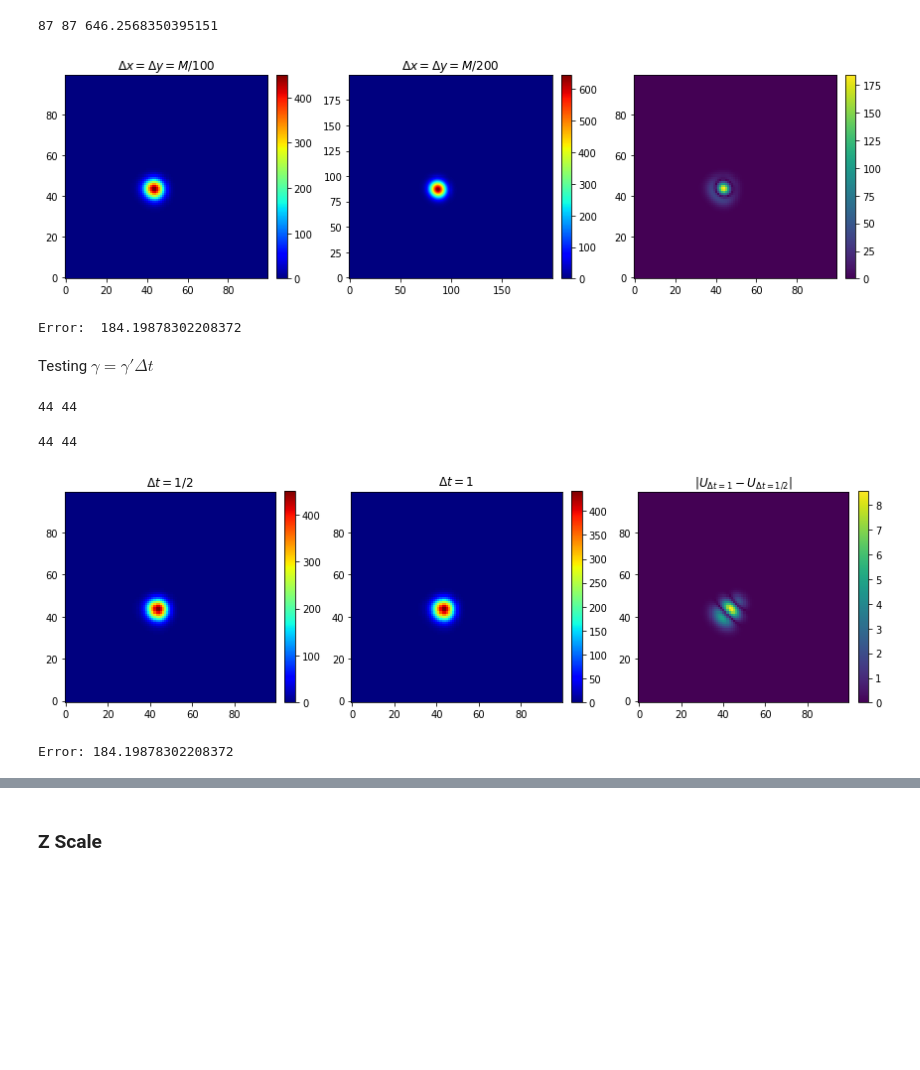
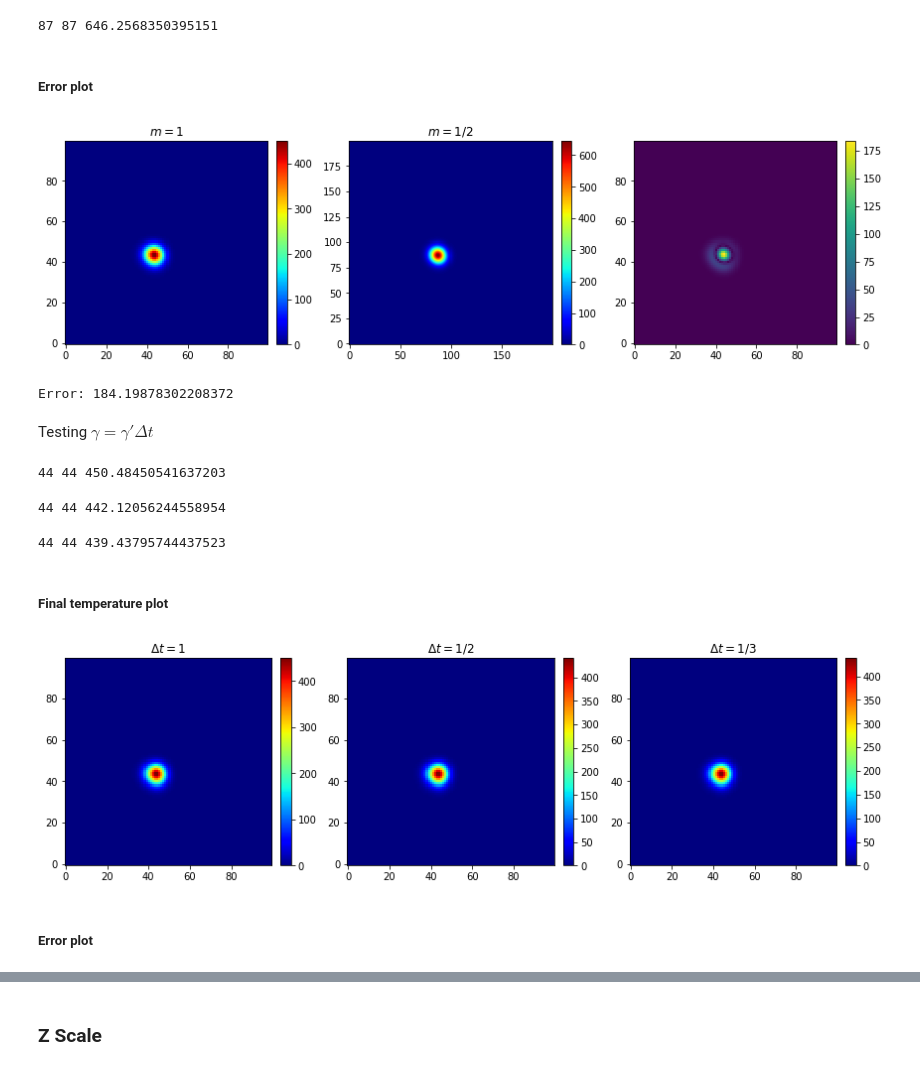
Before and after one commit to dsanmartin/INF383-PJ, a Jupyter notebook: model.ipynb, the cells around one changed output, grey strips where cells are left out. Cells and saved outputs as stored; diff of their text form; code cells hidden in the pictures; blank space fills up the shorter version.

```diff
--- a/model.ipynb
+++ b/model.ipynb
@@ -552,21 +544,23 @@ i,j = np.unravel_index(Tgs2[-1].argmax(), Tgs2[-1].shape)
 print(i, j, Tgs2[-1][i, j])
 # %% [output]
 87 87 646.2568350395151
+# %% [markdown]
+##### Error plot
 # %%
 plt.figure(figsize=(12, 14))
 plt.subplot(1, 3, 1)
 plt.imshow(Tgs1[-1], origin="lower", cmap=plt.cm.jet)
-plt.title(r"$\Delta x = \Delta y = M / 100$")
+plt.title(r"$m = 1$")
 plt.colorbar(fraction=0.046, pad=0.04)
 plt.subplot(1, 3, 2)
 plt.imshow(Tgs2[-1], origin="lower", cmap=plt.cm.jet)
-plt.title(r"$\Delta x = \Delta y = M / 200$")
+plt.title(r"$m = 1 / 2$")
 plt.colorbar(fraction=0.046, pad=0.04)
 plt.subplot(1, 3, 3)
 plt.imshow(np.abs(Tgs2[-1][::2,::2] - Tgs1[-1]), origin="lower")
 plt.colorbar(fraction=0.046, pad=0.04)
 plt.tight_layout()
 plt.show()
-print("Error: ", np.linalg.norm(Tgs2[-1][::2,::2].flatten() - Tgs1[-1].flatten(), np.inf))
+print("Error:", np.linalg.norm(Tgs2[-1][::2,::2].flatten() - Tgs1[-1].flatten(), np.inf))
 # %% [output]
-[figure, old version]
+[figure, new version]
@@ -578,58 +572,53 @@ M, N = 100, 100
 T0, A0, Y0 = temperatureFocus2(M, N)
 A0 = np.zeros_like(A0)
 Y1 = np.ones_like(Y0)
-times = 100
-dt = 1
-gamma = 1/8*dt
-Z = 0
-b = 8
-Ea = 1
-h = 0
-c = 0
-
-gt1 = temp.discrete(c, gamma, times, T0, A0, Y1, wind2[0:], b, maxTemp, Ea, Z, H, h, T_ref)
-Tgt1, Agt1, Fgt1 = gt1.propagate()
-i,j = np.unravel_index(Tgt1[-1].argmax(), Tgt1[-1].shape)
-print(i, j)
+gamma = 1 / 8
-# %% [output]
-44 44
+# %%
+dt = 1
+g1 = gamma * dt
+gt1 = temp.discrete(0, g1, 100, T0, A0, Y1, [(-0.5,-0.5)], 0, 0, 0, 0, 0, 0, 0)
+Tgt1, Agt1, Fgt1 = gt1.propagate()
+i,j = np.unravel_index(Tgt1[-1].argmax(), Tgt1[-1].shape)
+print(i, j, Tgt1[-1, i, j])
+# %% [output]
+44 44 450.48450541637203
 # %%
-M, N = 100, 100
-T0, A0, Y0 = temperatureFocus2(M, N)
-A0 = np.zeros_like(A0)
-Y1 = np.ones_like(Y0)
-times = 200
 dt = 1/2
-gamma = 1/8*dt
-Z = 0
-b = 8
-Ea = 1
-h = 0
-c = 0
-
-gt2 = temp.discrete(c, gamma, times, T0, A0, Y1, wind2[0:], b, maxTemp, Ea, Z, H, h, T_ref)
+g2 = gamma * dt
+gt2 = temp.discrete(0, g2, 200, T0, A0, Y1, [(-0.5,-0.5)], 0, 0, 0, 0, 0, 0, 0)
 Tgt2, Agt2, Fgt2 = gt2.propagate()
 i,j = np.unravel_index(Tgt2[-1].argmax(), Tgt2[-1].shape)
-print(i, j)
+print(i, j, Tgt2[-1, i, j])
 # %% [output]
-44 44
+44 44 442.12056244558954
+# %%
+dt = 1/3
+g3 = gamma * dt
+gt3 = temp.discrete(0, g3, 300, T0, A0, Y1, [(-0.5,-0.5)], 0, 0, 0, 0, 0, 0, 0)
+Tgt3, Agt3, Fgt3 = gt3.propagate()
+i,j = np.unravel_index(Tgt3[-1].argmax(), Tgt3[-1].shape)
+print(i, j, Tgt3[-1, i, j])
+# %% [output]
+44 44 439.43795744437523
+# %% [markdown]
+##### Final temperature plot
 # %%
 plt.figure(figsize=(12, 14))
 plt.subplot(1, 3, 1)
 plt.imshow(Tgt1[-1], origin="lower", cmap=plt.cm.jet)
-plt.title(r"$\Delta t = 1/2$")
+plt.title(r"$\Delta t = 1$")
 plt.colorbar(fraction=0.046, pad=0.04)
 plt.subplot(1, 3, 2)
 plt.imshow(Tgt2[-1], origin="lower", cmap=plt.cm.jet)
-plt.title(r"$\Delta t = 1$")
+plt.title(r"$\Delta t = 1/2$")
 plt.colorbar(fraction=0.046, pad=0.04)
 plt.subplot(1, 3, 3)
-plt.imshow(np.abs(Tgt2[-1] - Tgt1[-1]), origin="lower")
-plt.title(r"$|U_{\Delta t = 1} - U_{\Delta t = 1/2}|$")
+plt.imshow(Tgt3[-1], origin="lower", cmap=plt.cm.jet)
+plt.title(r"$\Delta t = 1/3$")
 plt.colorbar(fraction=0.046, pad=0.04)
 plt.tight_layout()
 plt.show()
-print("Error:", np.linalg.norm(Tgs2[-1][::2,::2].flatten() - Tgs1[-1].flatten(), np.inf))
 # %% [output]
-[figure, old version]
+[figure, new version]
-Error: 184.19878302208372
+# %% [markdown]
+##### Error plot
```
Also changed, not shown: parts of 70 cells of this notebook, 2 other files.
